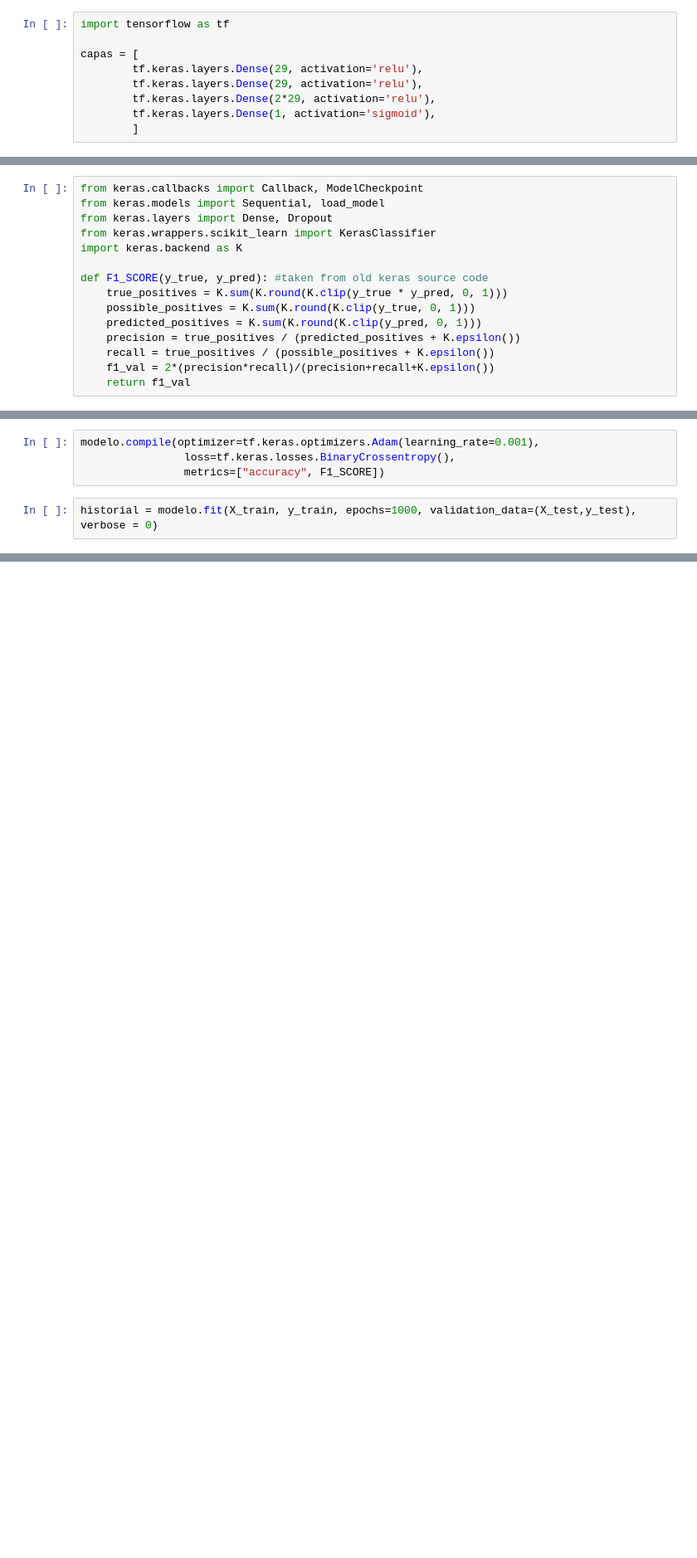
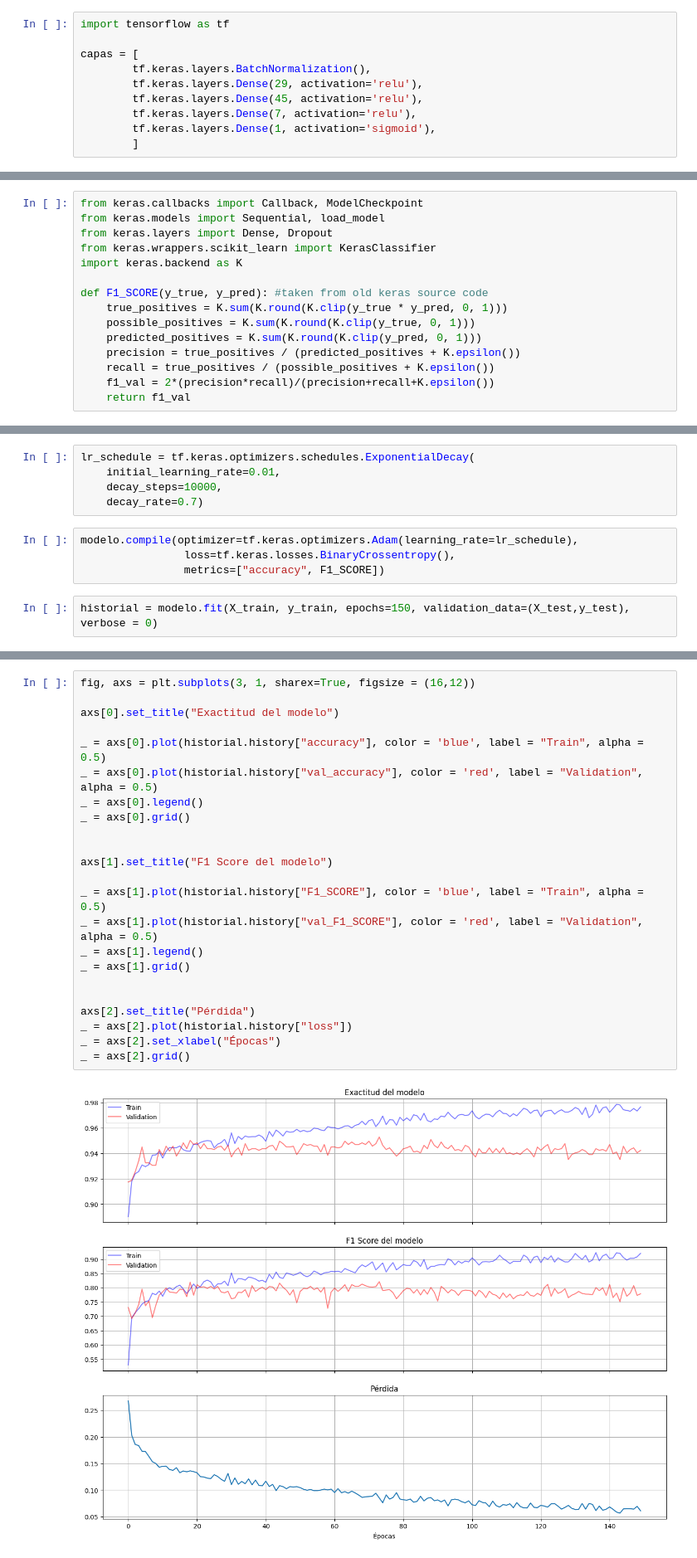
Before and after one commit to Lautarosco/TP-Redes-Neuronales, a Jupyter notebook: TP_Final_de_Procesamiento.ipynb, the cells around one changed output, grey strips where cells are left out. Shown at 83% size. Drawn from its saved outputs; the diff is of its cells as text; blank space fills up the shorter version.

Commit message:
Conclusión, Learning Rate Scheduling, Explicación Learning Rate, Data de prueba, Cambios en gráficos

```diff
--- a/TP_Final_de_Procesamiento.ipynb
+++ b/TP_Final_de_Procesamiento.ipynb
@@ -297,9 +282,10 @@ X_train, X_test, y_train, y_test = train_test_split(X, y, test_size=0.2, random_
 import tensorflow as tf
 
 capas = [
+        tf.keras.layers.BatchNormalization(),
         tf.keras.layers.Dense(29, activation='relu'),
-        tf.keras.layers.Dense(29, activation='relu'),
-        tf.keras.layers.Dense(2*29, activation='relu'),
+        tf.keras.layers.Dense(45, activation='relu'),
+        tf.keras.layers.Dense(7, activation='relu'),
         tf.keras.layers.Dense(1, activation='sigmoid'),
         ]
 # %%
@@ -348,6 +353,11 @@ def F1_SCORE(y_true, y_pred): #taken from old keras source code
+# %%
+lr_schedule = tf.keras.optimizers.schedules.ExponentialDecay(
+    initial_learning_rate=0.01,
+    decay_steps=10000,
+    decay_rate=0.7)
 # %%
-modelo.compile(optimizer=tf.keras.optimizers.Adam(learning_rate=0.001),
+modelo.compile(optimizer=tf.keras.optimizers.Adam(learning_rate=lr_schedule),
                 loss=tf.keras.losses.BinaryCrossentropy(),
                 metrics=["accuracy", F1_SCORE])
 # %%
-historial = modelo.fit(X_train, y_train, epochs=1000, validation_data=(X_test,y_test), verbose = 0)
+historial = modelo.fit(X_train, y_train, epochs=150, validation_data=(X_test,y_test), verbose = 0)
@@ -377,0 +370,25 @@ NameError: name 'plt' is not defined
+# %%
+fig, axs = plt.subplots(3, 1, sharex=True, figsize = (16,12))
+
+axs[0].set_title("Exactitud del modelo")
+
+_ = axs[0].plot(historial.history["accuracy"], color = 'blue', label = "Train", alpha = 0.5)
+_ = axs[0].plot(historial.history["val_accuracy"], color = 'red', label = "Validation", alpha = 0.5)
+_ = axs[0].legend()
+_ = axs[0].grid()
+
+
+axs[1].set_title("F1 Score del modelo")
+
+_ = axs[1].plot(historial.history["F1_SCORE"], color = 'blue', label = "Train", alpha = 0.5)
+_ = axs[1].plot(historial.history["val_F1_SCORE"], color = 'red', label = "Validation", alpha = 0.5)
+_ = axs[1].legend()
+_ = axs[1].grid()
+
+
+axs[2].set_title("Pérdida")
+_ = axs[2].plot(historial.history["loss"])
+_ = axs[2].set_xlabel("Épocas")
+_ = axs[2].grid()
+# %% [output]
+[figure, added]
```
Also changed, not shown: parts of 22 cells of this notebook.
